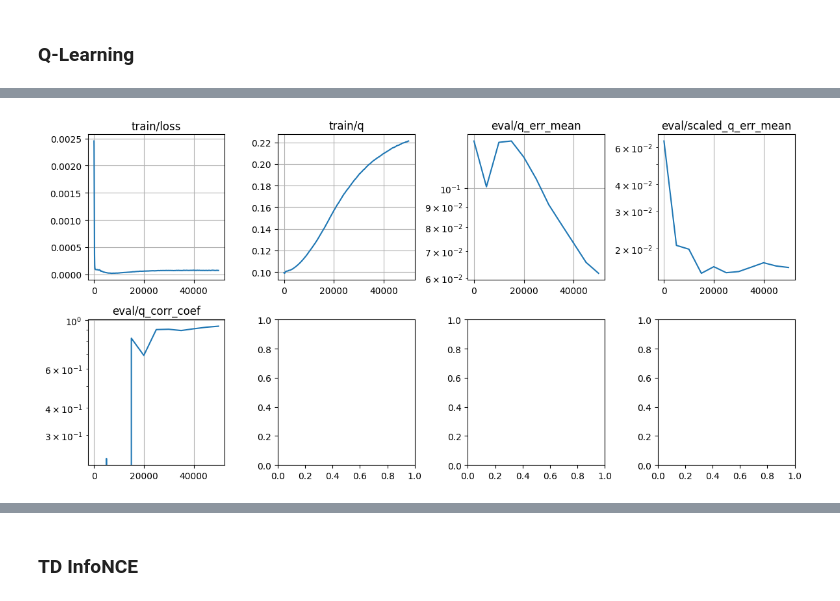
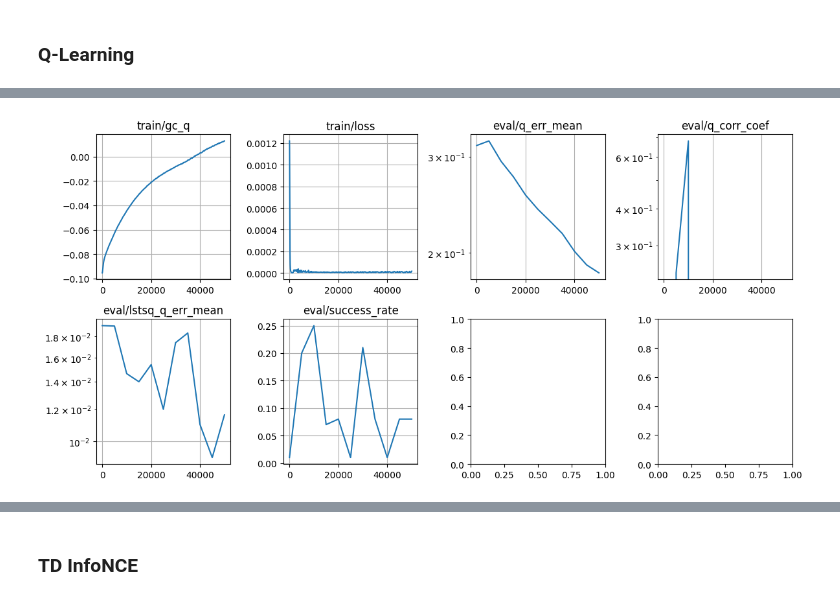
Before and after one commit to chongyi-zheng/ogbench, a Jupyter notebook: notebooks/mdp2gcmdp_RiverSwim.ipynb, the cells around one changed output, grey strips where cells are left out. Saved outputs shown, nothing was run; the diff lists cells and outputs as text; code cells hidden in the pictures.

```diff
--- a/notebooks/mdp2gcmdp_RiverSwim.ipynb
+++ b/notebooks/mdp2gcmdp_RiverSwim.ipynb
@@ -342,3 +418,18 @@ scaled optimal d_gamma(s+ | s, a) and optimal policy:
  [0.21658416 0.23566343]
  [0.23097373 0.25143202]
  [0.24642853 0.26827065]]
+# %%
+# value iteration to compute the optimal goal-conditioned Q in the GCMDP using gamma
+rewards, transition_probs = augmented_env.get_model()
+
+opt_gc_q = np.zeros([augmented_env.num_states, augmented_env.num_actions], dtype=np.float32)
+for _ in range(10_000):
+  opt_gc_q = (1 - discount) * rewards + discount * np.einsum('ijk,k->ij', transition_probs, np.max(opt_gc_q, axis=-1))
+
+scaled_opt_gc_q = opt_gc_q * (1 + discount) / discount
+
+assert np.allclose(scaled_opt_d_sa_splus[:augmented_env.num_states - 2], scaled_opt_gc_q[:augmented_env.num_states - 2])
+assert np.allclose(opt_q_square_discount, scaled_opt_gc_q[:augmented_env.num_states - 2])
+
+print("scaled optimal goal-conditioned Q: ")
+print(scaled_opt_gc_q[:env.num_states])
@@ -519,8 +684,8 @@ print(q_learning_metrics['eval/q_corr_coef'][-1])
 class Critic(nn.Module):
   @nn.compact
   def __call__(self, obs, action):
-    obs = jax.nn.one_hot(obs, env.num_states)
-    action = jax.nn.one_hot(action, env.num_actions)
+    obs = jax.nn.one_hot(obs, augmented_env.num_states)
+    action = jax.nn.one_hot(action, augmented_env.num_actions)
     inputs = jnp.concatenate([obs, action], axis=-1)
 
     qs = nn.Sequential([
@@ -544,7 +709,7 @@ log_interval = 5_000
 key = jax.random.PRNGKey(np.random.randint(0, 2**32))
 key, critic_key = jax.random.split(key)
 
-example_batch = sample_batch(2)
+example_batch = sample_augmented_batch(2)
 critic = Critic()
 critic_params = critic.init(critic_key, example_batch['observations'], example_batch['actions'])
 target_critic_params = copy.deepcopy(critic_params)
@@ -561,12 +726,12 @@ def loss_fn(params, target_params, batch):
 
   info = {
     'loss': loss,
-    'q': q.mean(),
+    'gc_q': q.mean(),
   }
 
   return loss, info
 
-optimizer = optax.adam(learning_rate=5e-4)
+optimizer = optax.adam(learning_rate=3e-4)
 opt_state = optimizer.init(critic_params)
 grad_fn = jax.value_and_grad(loss_fn, has_aux=True)
 
@@ -583,48 +748,95 @@ def update_fn(params, target_params, opt_state, batch):
 
   return params, target_params, opt_state, loss, info
 
-def evaluate_fn(params):
+def compute_success_rate(params, num_eval_episodes=100, max_episode_steps=1001):
+  seed = 100
+  augmented_eval_env = AugmentedRiverSwim(discount=discount, seed=seed)
+
+  # compute the pi
   obs = jnp.arange(augmented_env.num_states)[:, None].repeat(augmented_env.num_actions, axis=1).reshape(-1)
   actions = jnp.arange(augmented_env.num_actions)[None, :].repeat(augmented_env.num_states, axis=0).reshape(-1)
   q = critic.apply(params, obs, actions)
   q = q.reshape([augmented_env.num_states, augmented_env.num_actions])
-  q = q[:env.num_states]
-  scaled_q = q * (opt_q_square_discount / q).mean()
+  a = jnp.argmax(q, axis=-1)
+  pi = jax.nn.one_hot(a, augmented_env.num_actions)
+  pi = np.asarray(pi)
+
+  # evaluation
+  eval_dataset = defaultdict(list)
+  for _ in tqdm.trange(num_eval_episodes):
+    traj_dataset = defaultdict(list)
+
+    obs = augmented_eval_env.reset()
+    for _ in range(max_episode_steps):
+      action = np.random.choice(np.arange(augmented_env.num_actions), p=pi[obs])
+      reward, next_obs = augmented_eval_env.step(action)
+
+      traj_dataset['rewards'].append(reward)
+
+      obs = next_obs
+
+    for k, v in traj_dataset.items():
+      eval_dataset[k].append(v)
+
+  for k, v in eval_dataset.items():
+    eval_dataset[k] = np.asarray(v)
+
+  sr = np.mean(np.any(eval_dataset['rewards'] == 1.0, axis=-1))
+
+  return sr
+
+def evaluate_fn(params):
+  obs = jnp.arange(augmented_env.num_states)[:, None].repeat(augmented_env.num_actions, axis=1).reshape(-1)
+  actions = jnp.arange(augmented_env.num_actions)[None, :].repeat(augmented_env.num_states, axis=0).reshape(-1)
+  gc_q = critic.apply(params, obs, actions)
+  gc_q = gc_q.reshape([augmented_env.num_states, augmented_env.num_actions])
+  q = gc_q[:env.num_states]
+  q = q * (1 + discount) / discount
+
+  slopes, intercepts = jnp.linalg.lstsq(
+    jnp.stack([q.reshape(-1), jnp.ones_like(q.reshape(-1))], axis=1),
+    opt_q_square_discount.reshape(-1)
+  )[0]
+  lstsq_q = slopes * q + intercepts
+
   q_err_mean = jnp.mean(np.abs(q - opt_q_square_discount))
-  scaled_q_err_mean = jnp.mean(np.abs(scaled_q - opt_q_square_discount))
   q_corr_coef = jnp.corrcoef(q.reshape(-1), opt_q_square_discount.reshape(-1))[0, 1]
+  lstsq_q_err_mean = jnp.mean(np.abs(lstsq_q - opt_q_square_discount))
+
+  sr = compute_success_rate(params)
 
   info = {
     'q_err_mean': q_err_mean,
-    'scaled_q_err_mean': scaled_q_err_mean,
     'q_corr_coef': q_corr_coef,
+    'lstsq_q_err_mean': lstsq_q_err_mean,
+    'success_rate': sr,
   }
 
   return info
 
 metrics = defaultdict(list)
 for i in tqdm.trange(1, num_iterations + 1):
   batch = sample_augmented_batch(batch_size)
   critic_params, target_critic_params, opt_state, loss, info = update_fn(
     critic_params, target_critic_params, opt_state, batch)
 
   for k, v in info.items():
     metrics['train/' + k].append(
       np.array([i, v])
     )
 
   if i == 1 or i % eval_interval == 0:
     eval_info = evaluate_fn(critic_params)
     for k, v in eval_info.items():
       metrics['eval/' + k].append(
         np.array([i, v])
       )
 
   if i == 1 or i % log_interval == 0:
-    plot_metrics(metrics, logyscale_stats=['eval/q_err_mean', 'eval/scaled_q_err_mean', 'eval/q_corr_coef'])
+    plot_metrics(metrics, logyscale_stats=['eval/q_err_mean', 'eval/q_corr_coef', 'eval/lstsq_q_err_mean'])
     display.clear_output(wait=True)
     plt.tight_layout()
     plt.show()
 # %% [output]
-[figure, old version]
+[figure, new version]
 # %%
```
Also changed, not shown: parts of 36 cells of this notebook.
